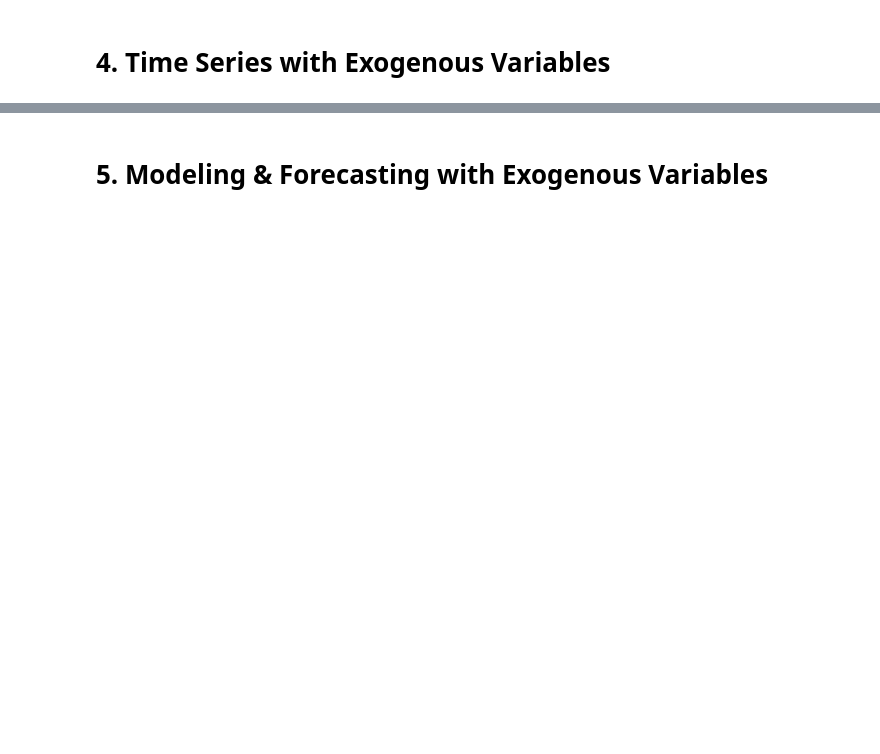
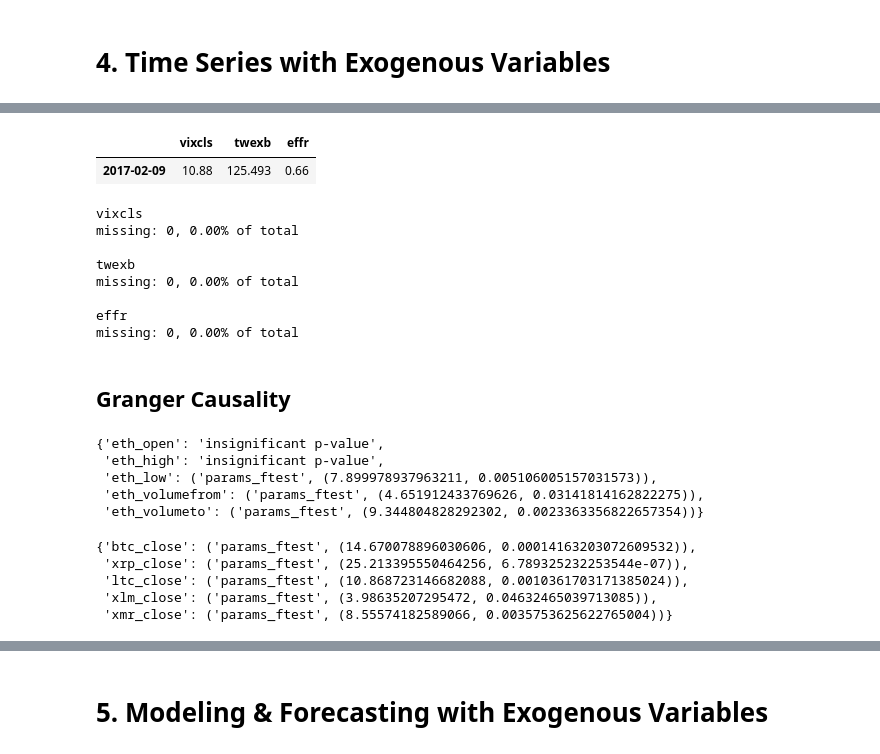
Before and after one commit to brianmcguckin/thinkful_final_capstone, a Jupyter notebook: Ethereum Time Series Analysis.ipynb, the cells around one changed output, grey strips where cells are left out. Drawn from its saved outputs; the diff is of its cells as text; code cells hidden in the pictures; blank space fills up the shorter version.

```diff
--- a/Ethereum Time Series Analysis.ipynb
+++ b/Ethereum Time Series Analysis.ipynb
@@ -1172,0 +1090,71 @@ plt.show()
+# %%
+# other index related
+exog_idx = raw[
+    ['vixcls', 'twexb', 'effr']
+][points[0]:].copy()
+display(exog_idx.head(1))
+
+# missingness check
+for col in exog_idx.columns:
+    n_missing = exog_idx['{}'.format(col)].isnull().sum()
+    print("\n{}\nmissing: {}, {:.2f}% of total".format(
+            col, n_missing, (n_missing/len(exog_idx)*100)))
+# %% [output]
+|  | vixcls | twexb | effr |
+| 2017-02-09 | 10.88 | 125.493 | 0.66 |
+vixcls
+missing: 0, 0.00% of total
+
+twexb
+missing: 0, 0.00% of total
+
+effr
+missing: 0, 0.00% of total
+# %% [markdown]
+## Granger Causality
+# %%
+exog_eth_dict = {}
+
+for col in exog_eth.columns:
+    df = pd.concat([ts.eth_close, exog_eth['{}'.format(col)]], axis=1)
+    results = grangercausalitytests(
+        x=df[['eth_close', '{}'.format(col)]],
+        maxlag=1,
+        verbose=False
+    )[1][0]
+
+    for key, value in results.items():
+        if value[1] <= 0.05:
+            exog_eth_dict.update({col:(key, value[:2])})
+        else:
+            exog_eth_dict.update({col:'insignificant p-value'})
+display(exog_eth_dict)
+# %% [output]
+{'eth_open': 'insignificant p-value',
+ 'eth_high': 'insignificant p-value',
+ 'eth_low': ('params_ftest', (7.899978937963211, 0.005106005157031573)),
+ 'eth_volumefrom': ('params_ftest', (4.651912433769626, 0.03141814162822275)),
+ 'eth_volumeto': ('params_ftest', (9.344804828292302, 0.0023363356822657354))}
+# %%
+exog_coins_dict = {}
+
+for col in exog_coins.columns:
+    df = pd.concat([ts.eth_close, exog_coins['{}'.format(col)]], axis=1)
+    results = grangercausalitytests(
+        x=df[['eth_close', '{}'.format(col)]],
+        maxlag=1,
+        verbose=False
+    )[1][0]
+
+    for key, value in results.items():
+        if value[1] <= 0.05:
+            exog_coins_dict.update({col:(key, value[:2])})
+        else:
+            exog_coins_dict.update({col:'insignificant p-value'})
+display(exog_coins_dict)
+# %% [output]
+{'btc_close': ('params_ftest', (14.670078896030606, 0.00014163203072609532)),
+ 'xrp_close': ('params_ftest', (25.213395550464256, 6.789325232253544e-07)),
+ 'ltc_close': ('params_ftest', (10.868723146682088, 0.0010361703171385024)),
+ 'xlm_close': ('params_ftest', (3.98635207295472, 0.04632465039713085)),
+ 'xmr_close': ('params_ftest', (8.55574182589066, 0.0035753625622765004))}
```
Also changed, not shown: parts of 10 cells of this notebook.
